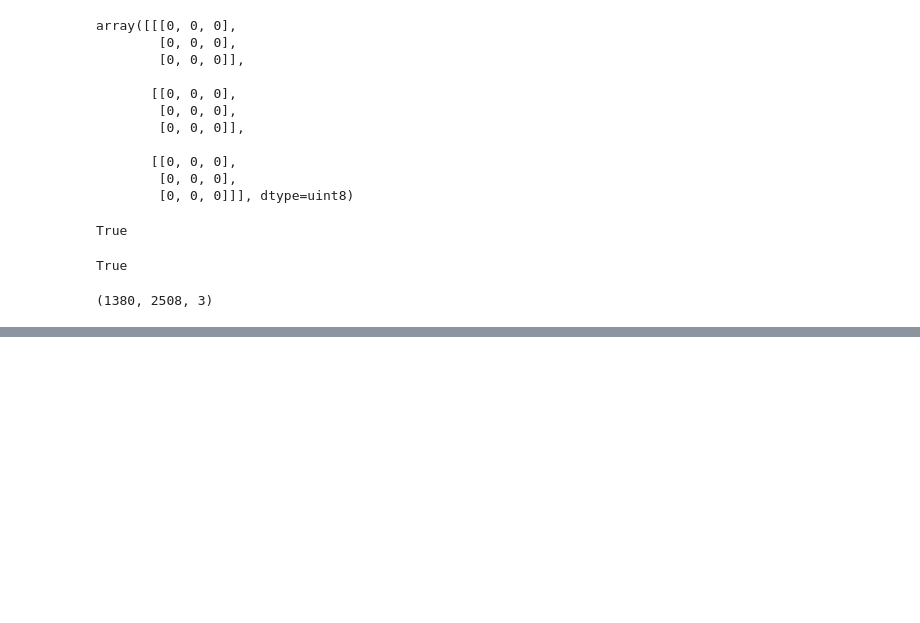
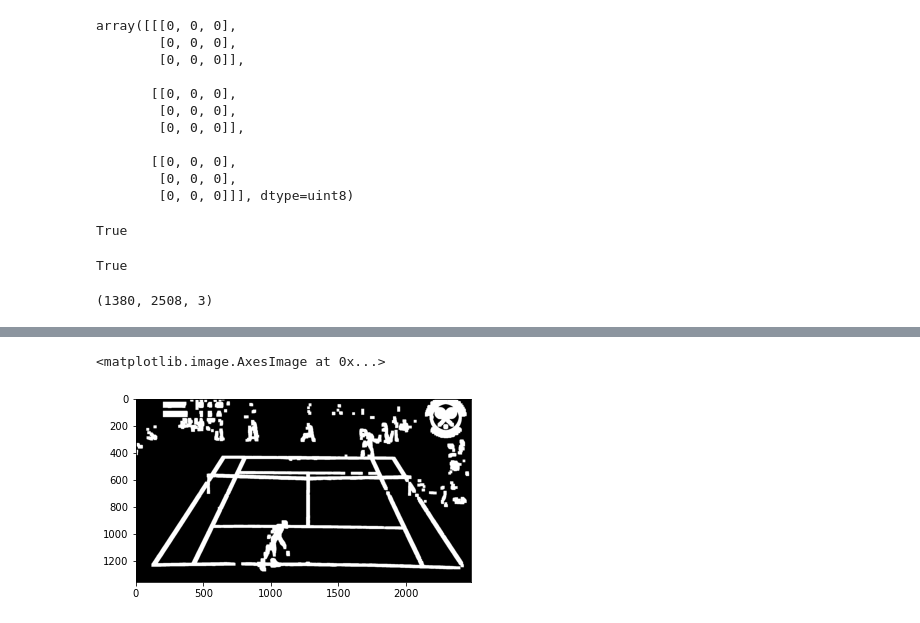
Before and after one commit to Moogun/img_processing, a Jupyter notebook: cv2_basic .ipynb, the cells around one changed output, grey strips where cells are left out. Drawn from its saved outputs; the diff is of its cells as text; code cells hidden in the pictures; blank space fills up the shorter version.

```diff
--- a/cv2_basic .ipynb
+++ b/cv2_basic .ipynb
@@ -56,0 +100,8 @@ t.shape
+# %%
+kernel = np.ones((20,20), np.uint8)
+# %%
+img_dilation = cv2.dilate(thresh4, kernel, iterations=1)
+plt.imshow(img_dilation, cmap='gray')
+# %% [output]
+<matplotlib.image.AxesImage at 0x...>
+[figure, added]
```
Also changed, not shown: parts of 13 cells of this notebook.
